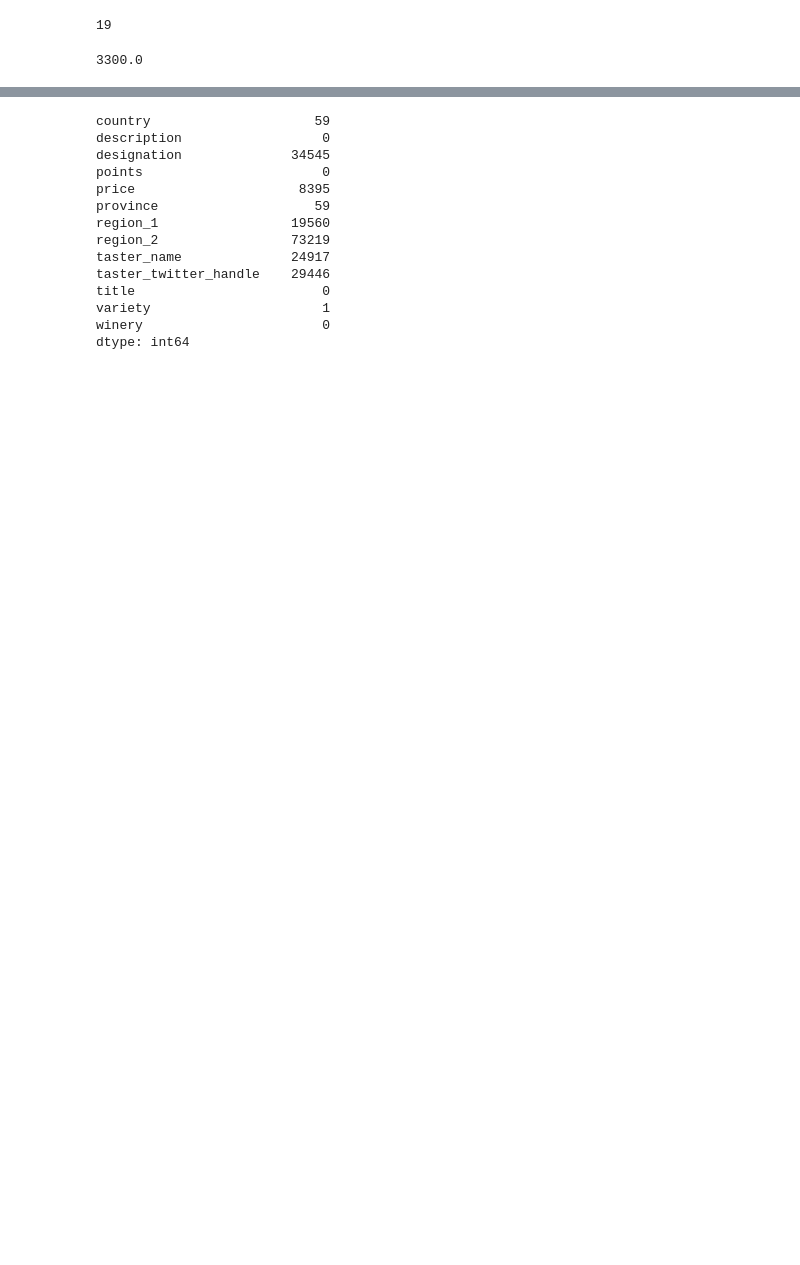
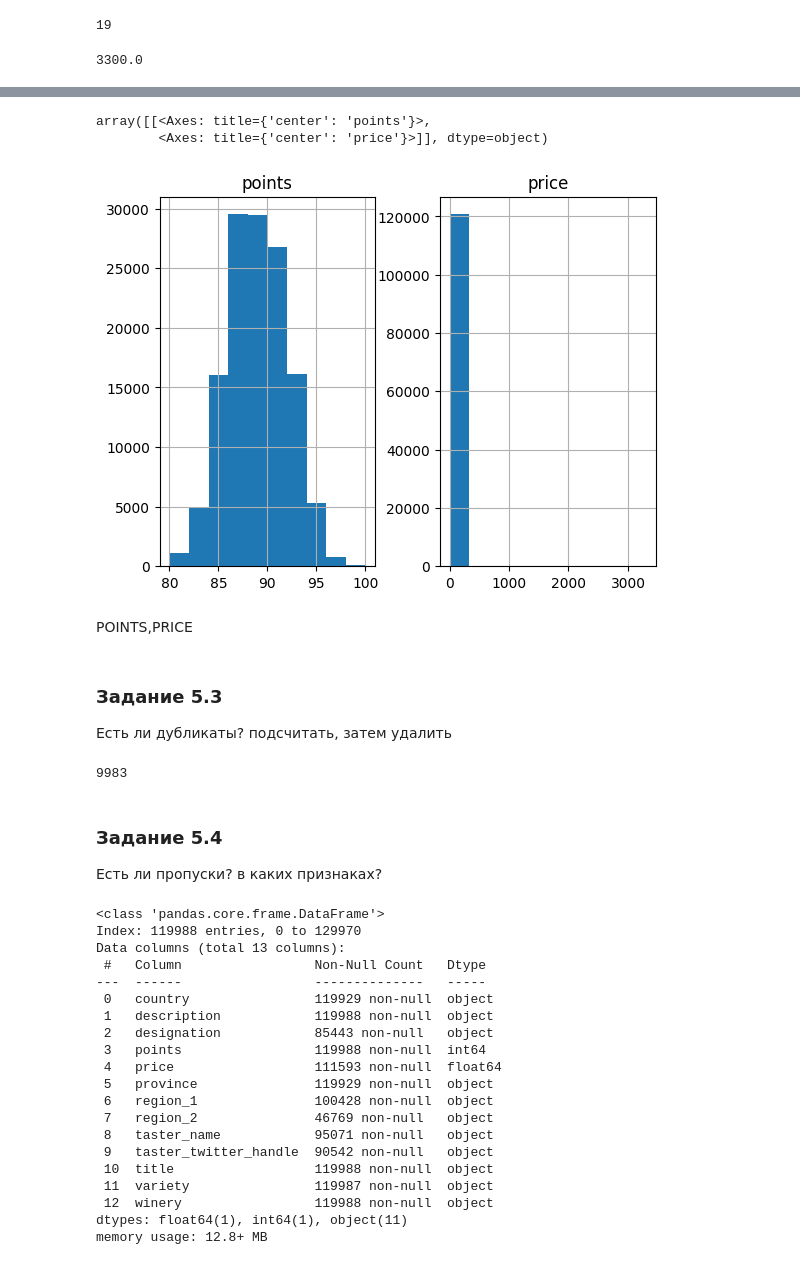
Before and after one commit to schdlr50/SF_EDA_1, a Jupyter notebook: EDA_1.ipynb, the cells around one changed output, grey strips where cells are left out. Drawn from its saved outputs; the diff is of its cells as text; code cells hidden in the pictures; blank space fills up the shorter version.

```diff
--- a/EDA_1.ipynb
+++ b/EDA_1.ipynb
@@ -29,9 +30,3 @@ max_price=data['price'].max()
 print(max_price)
 # %% [output]
 3300.0
-# %%
-# Задание 5.3 Сколько дубликатов в DS?
-data_duplicates=len(data)-len(data.drop_duplicates())
-print(data_duplicates)
-# удаляем дубликаты
-data.drop_duplicates(inplace=True)
@@ -40,18 +67,48 @@ data.drop_duplicates(inplace=True)
+# %%
+# строим распеределение всех признаков
+hist = data.hist()
+hist
+# %% [output]
+array([[<Axes: title={'center': 'points'}>,
+        <Axes: title={'center': 'price'}>]], dtype=object)
+[figure, added]
+# %% [markdown]
+POINTS,PRICE
+# %% [markdown]
+### Задание 5.3
+Есть ли дубликаты? подсчитать, затем удалить
+# %%
+# Считаем
+mask=data.duplicated(subset=data.columns)
+data_duplicates=data[mask]
+print(data_duplicates.shape[0])
+data=data.drop_duplicates()
+# %% [output]
+9983
+# %% [markdown]
+### Задание 5.4
+Есть ли пропуски? в каких признаках?
 # %%
 # Задание 5.4 В каких из представленных признаках были обнаружены пропуски?
-data.isnull().sum(axis=0)
+data.info()
 # %% [output]
-country                     59
-description                  0
-designation              34545
-points                       0
-price                     8395
-province                    59
-region_1                 19560
-region_2                 73219
-taster_name              24917
-taster_twitter_handle    29446
-title                        0
-variety                      1
-winery                       0
-dtype: int64
+<class 'pandas.core.frame.DataFrame'>
+Index: 119988 entries, 0 to 129970
+Data columns (total 13 columns):
+ #   Column                 Non-Null Count   Dtype
+---  ------                 --------------   -----
+ 0   country                119929 non-null  object
+ 1   description            119988 non-null  object
+ 2   designation            85443 non-null   object
+ 3   points                 119988 non-null  int64
+ 4   price                  111593 non-null  float64
+ 5   province               119929 non-null  object
+ 6   region_1               100428 non-null  object
+ 7   region_2               46769 non-null   object
+ 8   taster_name            95071 non-null   object
+ 9   taster_twitter_handle  90542 non-null   object
+ 10  title                  119988 non-null  object
+ 11  variety                119987 non-null  object
+ 12  winery                 119988 non-null  object
+dtypes: float64(1), int64(1), object(11)
+memory usage: 12.8+ MB
```
Also changed, not shown: parts of 14 cells of this notebook, 1 other file.
